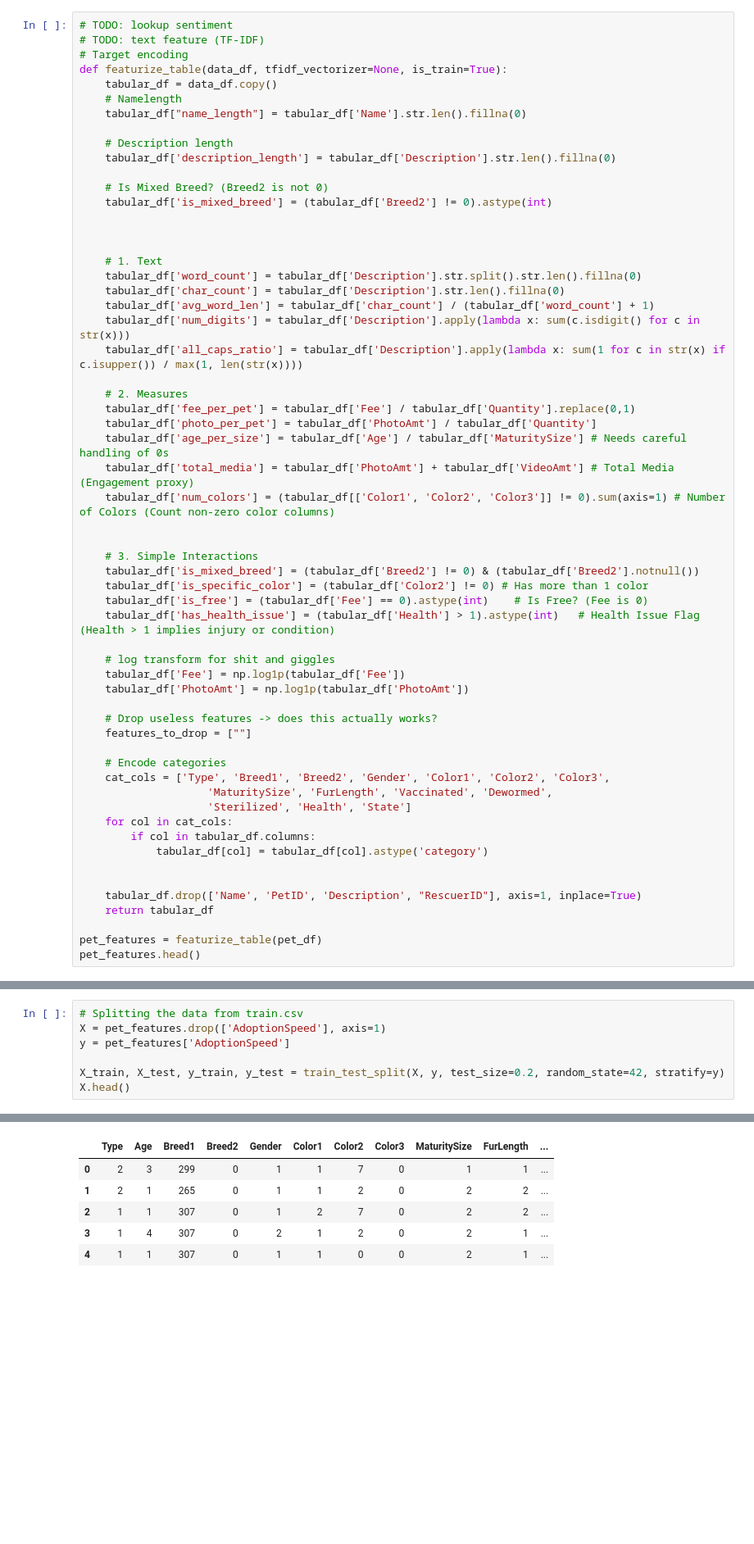
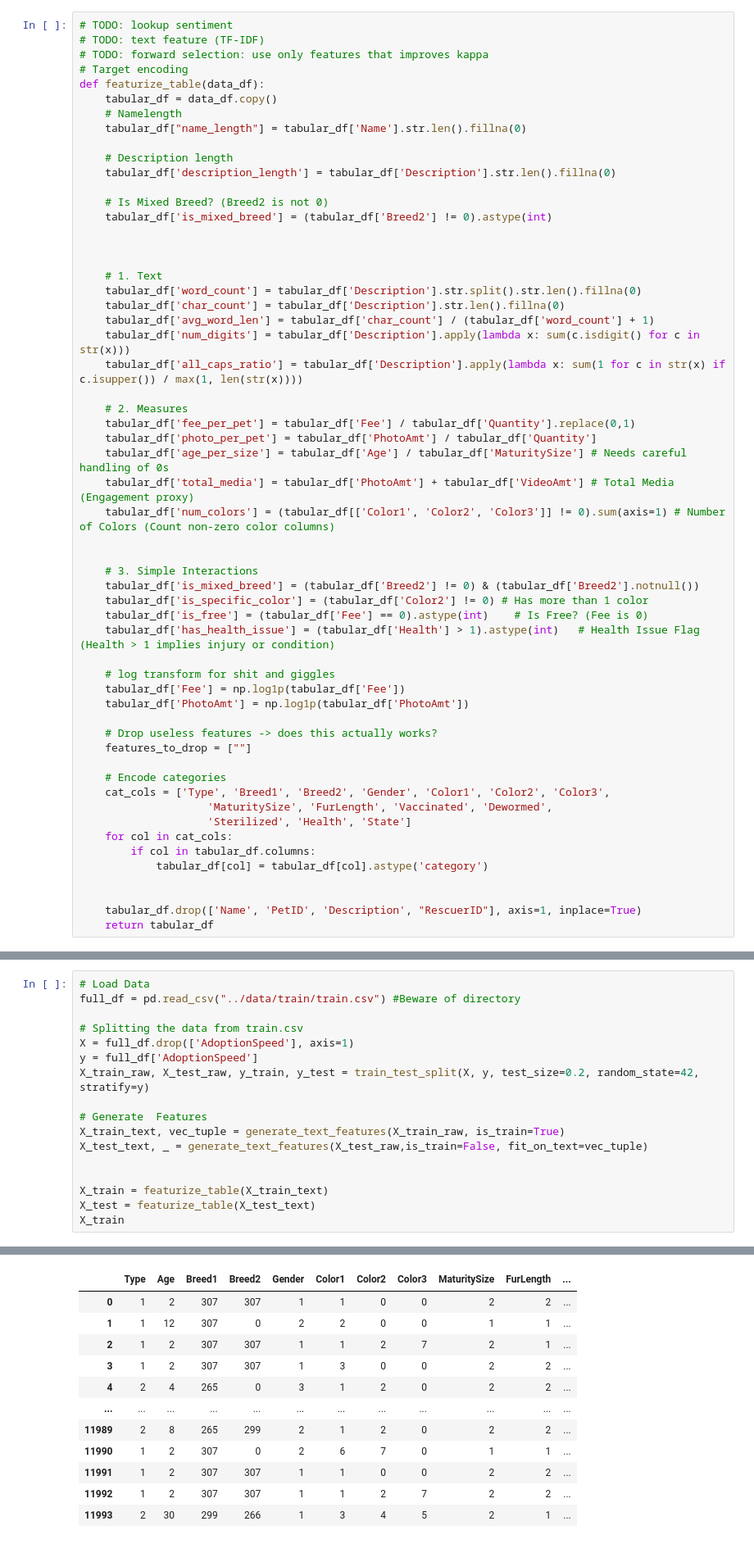
Before and after one commit to Elite1N/AdoptMe, a Jupyter notebook: notebooks/tabular_testing.ipynb, the cells around one changed output, grey strips where cells are left out. Shown at 82% size. Cells and saved outputs as stored; diff of their text form; blank space fills up the shorter version.

```diff
--- a/notebooks/tabular_testing.ipynb
+++ b/notebooks/tabular_testing.ipynb
@@ -16,8 +18,9 @@ pet_df = pd.read_csv("../data/train/train.csv") #Beware of directory
 # %%
 # TODO: lookup sentiment
 # TODO: text feature (TF-IDF)
+# TODO: forward selection: use only features that improves kappa
 # Target encoding
-def featurize_table(data_df, tfidf_vectorizer=None, is_train=True):
+def featurize_table(data_df):
     tabular_df = data_df.copy()
     # Namelength
     tabular_df["name_length"] = tabular_df['Name'].str.len().fillna(0)
@@ -69,6 +72,3 @@ def featurize_table(data_df, tfidf_vectorizer=None, is_train=True):
 
     tabular_df.drop(['Name', 'PetID', 'Description', "RescuerID"], axis=1, inplace=True)
     return tabular_df
-
-pet_features = featurize_table(pet_df)
-pet_features.head()
@@ -82,8 +145,18 @@ pet_features.head()
 # %%
+# Load Data
+full_df = pd.read_csv("../data/train/train.csv") #Beware of directory
+
 # Splitting the data from train.csv
-X = pet_features.drop(['AdoptionSpeed'], axis=1)
-y = pet_features['AdoptionSpeed']
+X = full_df.drop(['AdoptionSpeed'], axis=1)
+y = full_df['AdoptionSpeed']
+X_train_raw, X_test_raw, y_train, y_test = train_test_split(X, y, test_size=0.2, random_state=42, stratify=y)
 
-X_train, X_test, y_train, y_test = train_test_split(X, y, test_size=0.2, random_state=42, stratify=y)
-X.head()
+# Generate  Features
+X_train_text, vec_tuple = generate_text_features(X_train_raw, is_train=True)
+X_test_text, _ = generate_text_features(X_test_raw,is_train=False, fit_on_text=vec_tuple)
+
+
+X_train = featurize_table(X_train_text)
+X_test = featurize_table(X_test_text)
+X_train
 # %% [output]
@@ -90,6 +167,12 @@ X.head()
 |  | Type | Age | Breed1 | Breed2 | Gender | Color1 | Color2 | Color3 | MaturitySize | FurLength | ... |
-| 0 | 2 | 3 | 299 | 0 | 1 | 1 | 7 | 0 | 1 | 1 | ... |
-| 1 | 2 | 1 | 265 | 0 | 1 | 1 | 2 | 0 | 2 | 2 | ... |
-| 2 | 1 | 1 | 307 | 0 | 1 | 2 | 7 | 0 | 2 | 2 | ... |
-| 3 | 1 | 4 | 307 | 0 | 2 | 1 | 2 | 0 | 2 | 1 | ... |
-| 4 | 1 | 1 | 307 | 0 | 1 | 1 | 0 | 0 | 2 | 1 | ... |
+| 0 | 1 | 2 | 307 | 307 | 1 | 1 | 0 | 0 | 2 | 2 | ... |
+| 1 | 1 | 12 | 307 | 0 | 2 | 2 | 0 | 0 | 1 | 1 | ... |
+| 2 | 1 | 2 | 307 | 307 | 1 | 1 | 2 | 7 | 2 | 1 | ... |
+| 3 | 1 | 2 | 307 | 307 | 1 | 3 | 0 | 0 | 2 | 2 | ... |
+| 4 | 2 | 4 | 265 | 0 | 3 | 1 | 2 | 0 | 2 | 2 | ... |
+| ... | ... | ... | ... | ... | ... | ... | ... | ... | ... | ... | ... |
+| 11989 | 2 | 8 | 265 | 299 | 2 | 1 | 2 | 0 | 2 | 2 | ... |
+| 11990 | 1 | 2 | 307 | 0 | 2 | 6 | 7 | 0 | 1 | 1 | ... |
+| 11991 | 1 | 2 | 307 | 307 | 1 | 1 | 0 | 0 | 2 | 2 | ... |
+| 11992 | 1 | 2 | 307 | 307 | 1 | 1 | 2 | 7 | 2 | 2 | ... |
+| 11993 | 2 | 30 | 299 | 266 | 1 | 3 | 4 | 5 | 2 | 1 | ... |
```
Also changed, not shown: parts of 10 cells of this notebook.
